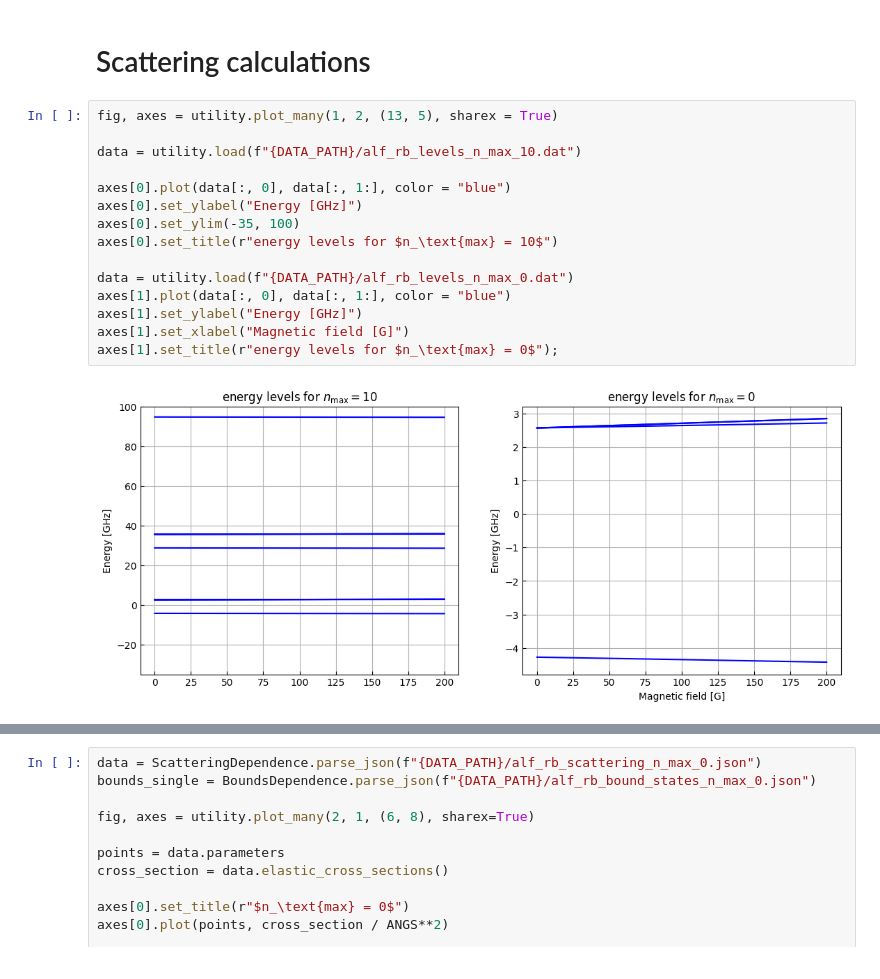
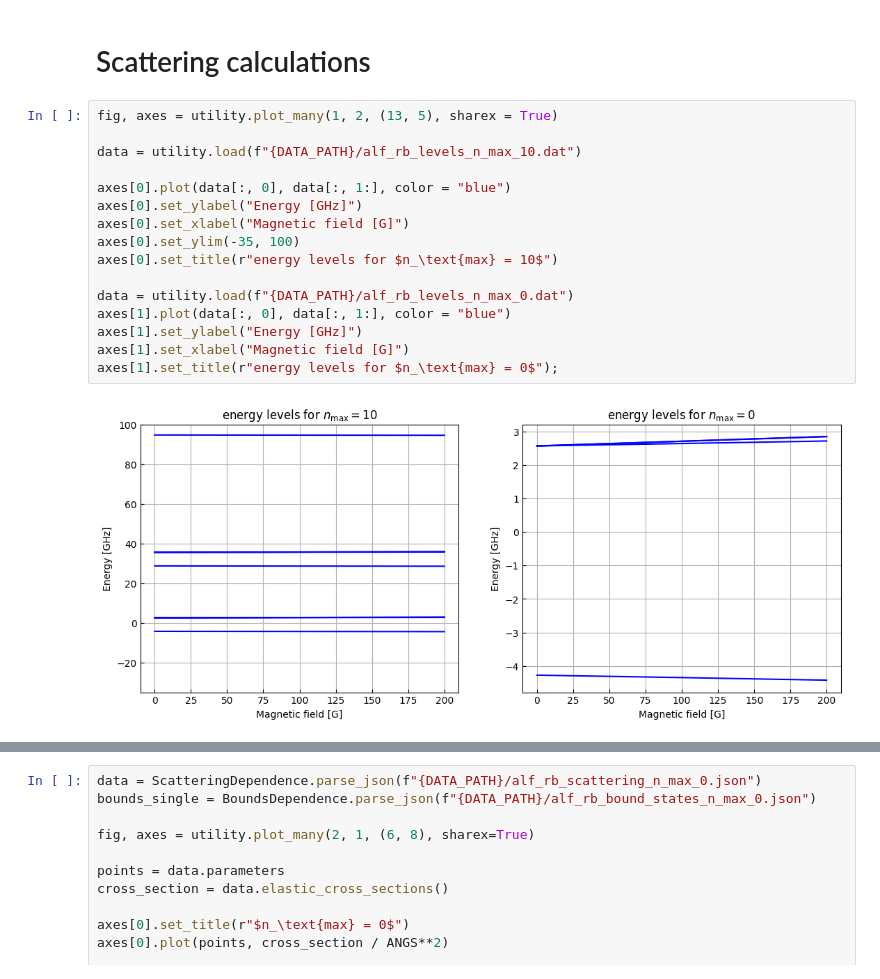
Before and after one commit to Wleter/rb_alf_feshbach, a Jupyter notebook: analysis/analysis.ipynb, the cells around one changed output, grey strips where cells are left out. Drawn from its saved outputs; the diff is of its cells as text.

```diff
--- a/analysis/analysis.ipynb
+++ b/analysis/analysis.ipynb
@@ -153,20 +153,21 @@ for i, ax in enumerate(axes):
 # %%
 fig, axes = utility.plot_many(1, 2, (13, 5), sharex = True)
 
 data = utility.load(f"{DATA_PATH}/alf_rb_levels_n_max_10.dat")
 
 axes[0].plot(data[:, 0], data[:, 1:], color = "blue")
 axes[0].set_ylabel("Energy [GHz]")
+axes[0].set_xlabel("Magnetic field [G]")
 axes[0].set_ylim(-35, 100)
 axes[0].set_title(r"energy levels for $n_\text{max} = 10$")
 
 data = utility.load(f"{DATA_PATH}/alf_rb_levels_n_max_0.dat")
 axes[1].plot(data[:, 0], data[:, 1:], color = "blue")
 axes[1].set_ylabel("Energy [GHz]")
 axes[1].set_xlabel("Magnetic field [G]")
 axes[1].set_title(r"energy levels for $n_\text{max} = 0$");
 # %% [output]
-[figure, old version]
+[figure, new version]
 # %%
 fig, axes = utility.plot_many(1, 2, (13, 5), sharex = True)
 
```
Also changed, not shown: parts of 1 cell of this notebook.
